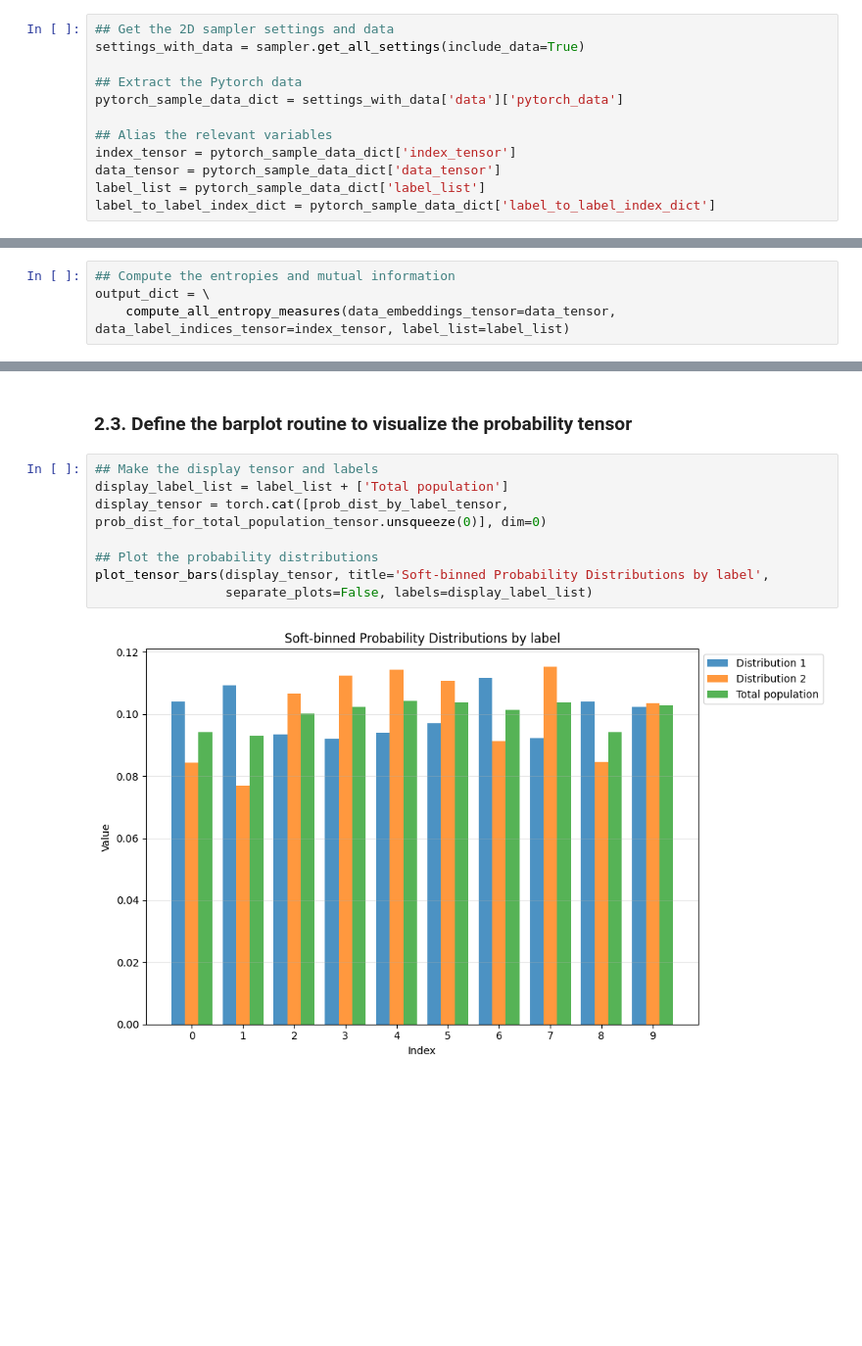
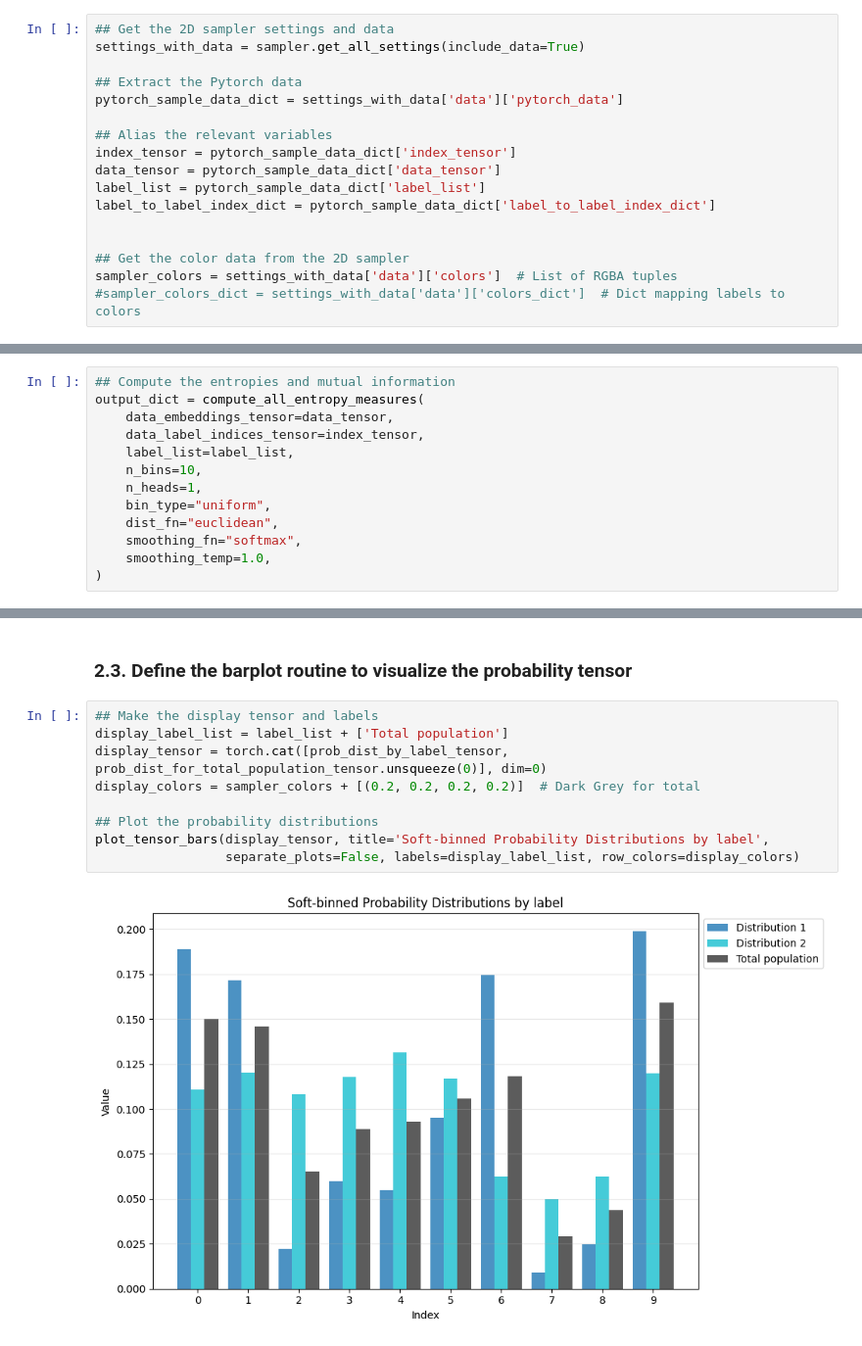
Before and after one commit to jonhanke/nam_entropy, a Jupyter notebook: notebooks/B. Interactive entropy and information calculations.ipynb, the cells around one changed output, grey strips where cells are left out. Shown at 98% size. Drawn from its saved outputs; the diff is of its cells as text; blank space fills up the shorter version.

Commit message:
Updated notebooks to use the appropriate binning parameters and pass consistent colors to downstream plots.

```diff
--- a/notebooks/B. Interactive entropy and information calculations.ipynb
+++ b/notebooks/B. Interactive entropy and information calculations.ipynb
@@ -38,3 +38,8 @@ index_tensor = pytorch_sample_data_dict['index_tensor']
 data_tensor = pytorch_sample_data_dict['data_tensor']
 label_list = pytorch_sample_data_dict['label_list']
 label_to_label_index_dict = pytorch_sample_data_dict['label_to_label_index_dict']
+
+
+## Get the color data from the 2D sampler
+sampler_colors = settings_with_data['data']['colors']  # List of RGBA tuples
+#sampler_colors_dict = settings_with_data['data']['colors_dict']  # Dict mapping labels to colors
@@ -44,8 +55,17 @@ label_to_label_index_dict = pytorch_sample_data_dict['label_to_label_index_dict'
 ### 2.1. Run all computations
 # %%
 ## Compute the entropies and mutual information
-output_dict = \
-    compute_all_entropy_measures(data_embeddings_tensor=data_tensor, data_label_indices_tensor=index_tensor, label_list=label_list)
+output_dict = compute_all_entropy_measures(
+    data_embeddings_tensor=data_tensor,
+    data_label_indices_tensor=index_tensor,
+    label_list=label_list,
+    n_bins=10,
+    n_heads=1,
+    bin_type="uniform",
+    dist_fn="euclidean",
+    smoothing_fn="softmax",
+    smoothing_temp=1.0,
+)
 # %%
 #output_dict.keys()
 # %%
@@ -78,10 +99,11 @@ torch.Size([10, 2])
 # %%
 ## Make the display tensor and labels
 display_label_list = label_list + ['Total population']
 display_tensor = torch.cat([prob_dist_by_label_tensor, prob_dist_for_total_population_tensor.unsqueeze(0)], dim=0)
+display_colors = sampler_colors + [(0.2, 0.2, 0.2, 0.2)]  # Dark Grey for total
 
 ## Plot the probability distributions
 plot_tensor_bars(display_tensor, title='Soft-binned Probability Distributions by label',
-                 separate_plots=False, labels=display_label_list)
+                 separate_plots=False, labels=display_label_list, row_colors=display_colors)
 # %% [output]
-[figure, old version]
+[figure, new version]
```
Also changed, not shown: parts of 4 cells of this notebook, 3 other files.
